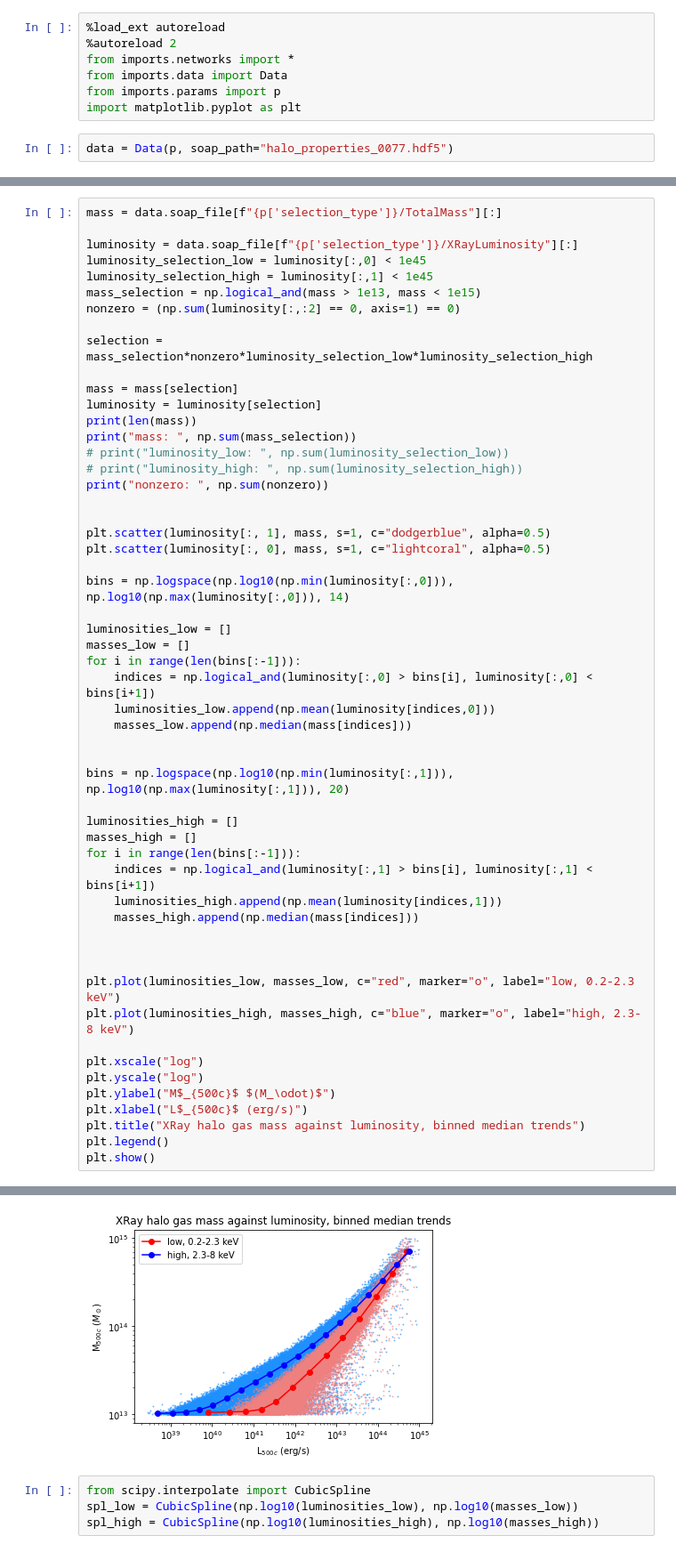
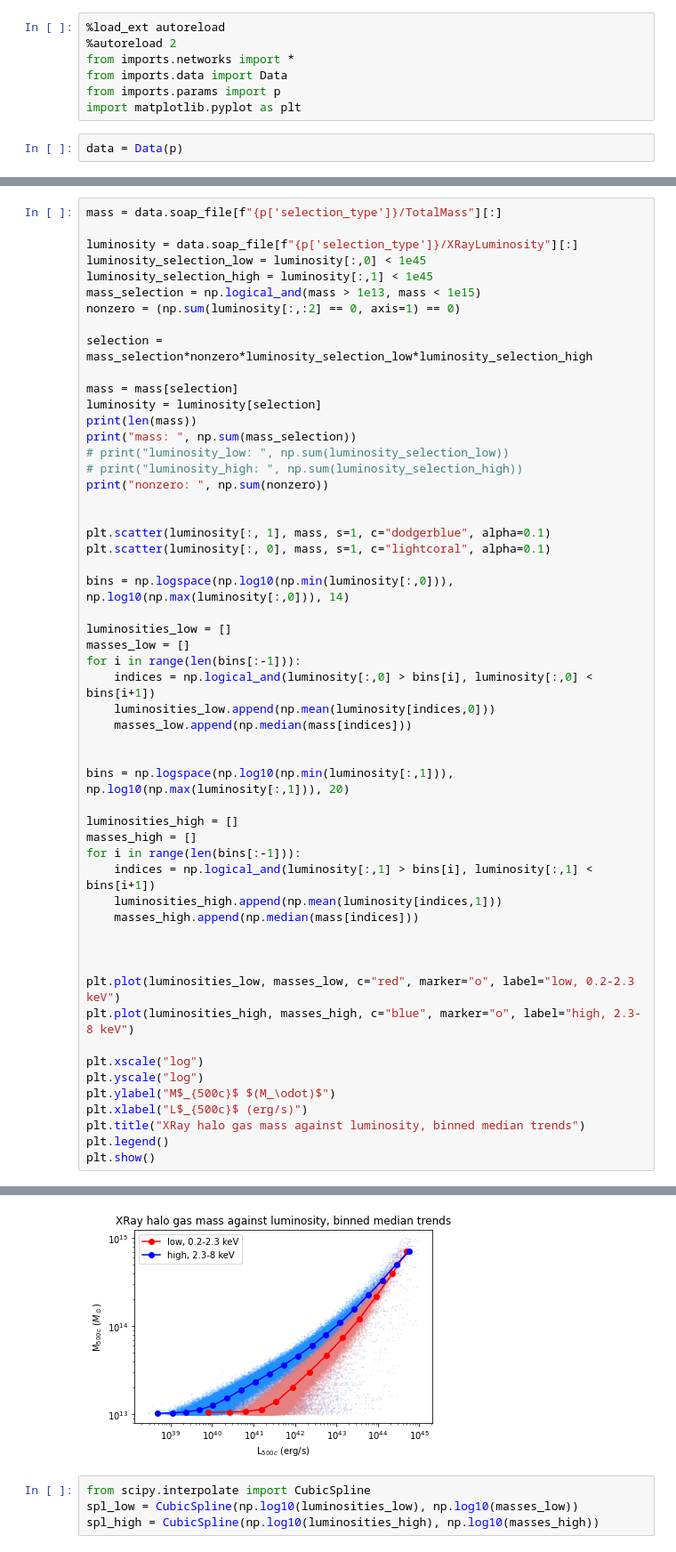
Before and after one commit to woutervantol/scriptie2, a Jupyter notebook: test_linear.ipynb, the cells around one changed output, grey strips where cells are left out. Shown at 89% size. Drawn from its saved outputs; the diff is of its cells as text.

```diff
--- a/test_linear.ipynb
+++ b/test_linear.ipynb
@@ -6,4 +6,4 @@ from imports.data import Data
 from imports.params import p
 import matplotlib.pyplot as plt
 # %%
-data = Data(p, soap_path="halo_properties_0077.hdf5")
+data = Data(p)
@@ -29,8 +27,8 @@ print("mass: ", np.sum(mass_selection))
 print("nonzero: ", np.sum(nonzero))
 
 
-plt.scatter(luminosity[:, 1], mass, s=1, c="dodgerblue", alpha=0.5)
-plt.scatter(luminosity[:, 0], mass, s=1, c="lightcoral", alpha=0.5)
+plt.scatter(luminosity[:, 1], mass, s=1, c="dodgerblue", alpha=0.1)
+plt.scatter(luminosity[:, 0], mass, s=1, c="lightcoral", alpha=0.1)
 
 bins = np.logspace(np.log10(np.min(luminosity[:,0])), np.log10(np.max(luminosity[:,0])), 14)
 
@@ -40,34 +38,34 @@ for i in range(len(bins[:-1])):
     indices = np.logical_and(luminosity[:,0] > bins[i], luminosity[:,0] < bins[i+1])
     luminosities_low.append(np.mean(luminosity[indices,0]))
     masses_low.append(np.median(mass[indices]))
 
 
 bins = np.logspace(np.log10(np.min(luminosity[:,1])), np.log10(np.max(luminosity[:,1])), 20)
 
 luminosities_high = []
 masses_high = []
 for i in range(len(bins[:-1])):
     indices = np.logical_and(luminosity[:,1] > bins[i], luminosity[:,1] < bins[i+1])
     luminosities_high.append(np.mean(luminosity[indices,1]))
     masses_high.append(np.median(mass[indices]))
 
 
 
 plt.plot(luminosities_low, masses_low, c="red", marker="o", label="low, 0.2-2.3 keV")
 plt.plot(luminosities_high, masses_high, c="blue", marker="o", label="high, 2.3-8 keV")
 
 plt.xscale("log")
 plt.yscale("log")
 plt.ylabel("M$_{500c}$ $(M_\odot)$")
 plt.xlabel("L$_{500c}$ (erg/s)")
 plt.title("XRay halo gas mass against luminosity, binned median trends")
 plt.legend()
 plt.show()
 # %% [output]
 91988
 mass:  92000
 nonzero:  496992
-[figure, old version]
+[figure, new version]
 # %%
 from scipy.interpolate import CubicSpline
 spl_low = CubicSpline(np.log10(luminosities_low), np.log10(masses_low))
```
Also changed, not shown: parts of 2 cells of this notebook, 11 other files.
